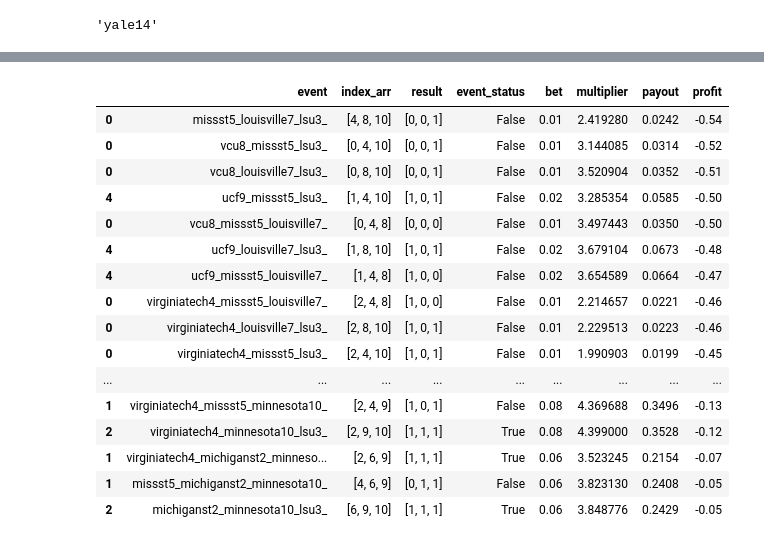
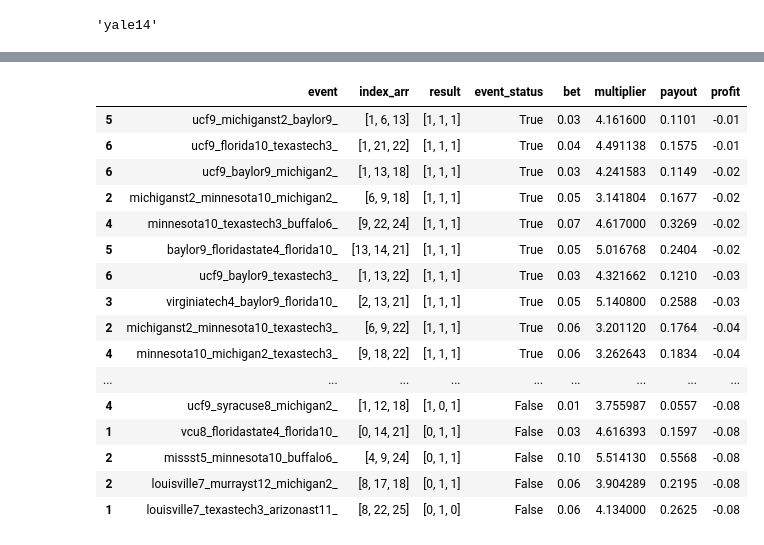
Before and after one commit to Rperry2174/SportsBook, a Jupyter notebook: tournament.ipynb, the cells around one changed output, grey strips where cells are left out. Cells and saved outputs as stored; diff of their text form; code cells hidden in the pictures.

Commit message:
Add west region

```diff
--- a/tournament.ipynb
+++ b/tournament.ipynb
@@ -21,8 +63,6 @@ lsu3 = MoneyLine(event="lsu3", bet_amount=100, odds=-335)
 yale14 = MoneyLine(event="yale14", bet_amount=100, odds=275)
 
 
-# maryland6 = MoneyLine(event="maryland6", bet_amount=100, odds=220)
-# belmont11 = MoneyLine(event="belmont11", bet_amount=100, odds=220)
 
 east_region_binaries = [
     [vcu8, ucf9],
@@ -42,6 +82,11 @@ east_region_results = [
     [1, 0],
 ]
 
+
+binaries = east_region_binaries + west_region_binaries
+results = east_region_results + west_region_results
+
+
 def create_dicts(in_binaries, in_results):
     ml_lookup = {}
     ml_win_lookup = {}
@@ -58,7 +103,7 @@ def create_dicts(in_binaries, in_results):
 
     return ml_lookup, ml_win_lookup
 
-ml_lookup, ml_outcome_lookup = create_dicts(east_region_binaries, east_region_results)
+ml_lookup, ml_outcome_lookup = create_dicts(binaries, results)
 # %%
 ml_lookup
 # %% [output]
@@ -82,7 +148,7 @@ ml_outcome_lookup
 def findsubsets(s, n):
     return list(itertools.combinations(s, n))
 
-TOURNEY_SIZE = len(east_region_binaries)
+TOURNEY_SIZE = len(binaries)
 SELECT_NUM = 3
 s = set()
 n = SELECT_NUM
@@ -123,13 +186,13 @@ for i in range(len(all_subsets)):
     parlay_binaries = []
     for i in range(len(current_subset)):
         index = current_subset[i]
-        parlay_binaries.append(east_region_binaries[index])
+        parlay_binaries.append(binaries[index])
 
     ps = ParlaySystem(binaries=parlay_binaries,
                     target_profit=0.50,
                     bounds=(0.01, 30),
                     binary_index_arr=list(current_subset),
-                    binary_results_arr=east_region_results,
+                    binary_results_arr=results,
                     index_to_ml=ml_lookup,
                     index_to_outcome=ml_outcome_lookup
                     )
@@ -169,7 +232,7 @@ ml_lookup[11]
 'yale14'
 # %%
 negative_df = df.loc[df.profit < 0]
-negative_df = negative_df.sort_values(by=['profit'])
+negative_df = negative_df.sort_values(by=['event_status', 'profit'], ascending=[False, False])
 negative_df.describe()
 # %% [output]
 |  | bet | multiplier | payout | profit |
@@ -199,23 +247,23 @@ ml_lookup
 # %%
-negative_df
+negative_df.head(200)
 # %% [output]
 |  | event | index_arr | result | event_status | bet | multiplier | payout | profit |
-| 0 | missst5_louisville7_lsu3_ | [4, 8, 10] | [0, 0, 1] | False | 0.01 | 2.419280 | 0.0242 | -0.54 |
-| 0 | vcu8_missst5_lsu3_ | [0, 4, 10] | [0, 0, 1] | False | 0.01 | 3.144085 | 0.0314 | -0.52 |
-| 0 | vcu8_louisville7_lsu3_ | [0, 8, 10] | [0, 0, 1] | False | 0.01 | 3.520904 | 0.0352 | -0.51 |
-| 4 | ucf9_missst5_lsu3_ | [1, 4, 10] | [1, 0, 1] | False | 0.02 | 3.285354 | 0.0585 | -0.50 |
-| 0 | vcu8_missst5_louisville7_ | [0, 4, 8] | [0, 0, 0] | False | 0.01 | 3.497443 | 0.0350 | -0.50 |
-| 4 | ucf9_louisville7_lsu3_ | [1, 8, 10] | [1, 0, 1] | False | 0.02 | 3.679104 | 0.0673 | -0.48 |
-| 4 | ucf9_missst5_louisville7_ | [1, 4, 8] | [1, 0, 0] | False | 0.02 | 3.654589 | 0.0664 | -0.47 |
-| 0 | virginiatech4_missst5_louisville7_ | [2, 4, 8] | [1, 0, 0] | False | 0.01 | 2.214657 | 0.0221 | -0.46 |
-| 0 | virginiatech4_louisville7_lsu3_ | [2, 8, 10] | [1, 0, 1] | False | 0.01 | 2.229513 | 0.0223 | -0.46 |
-| 0 | virginiatech4_missst5_lsu3_ | [2, 4, 10] | [1, 0, 1] | False | 0.01 | 1.990903 | 0.0199 | -0.45 |
+| 5 | ucf9_michiganst2_baylor9_ | [1, 6, 13] | [1, 1, 1] | True | 0.03 | 4.161600 | 0.1101 | -0.01 |
+| 6 | ucf9_florida10_texastech3_ | [1, 21, 22] | [1, 1, 1] | True | 0.04 | 4.491138 | 0.1575 | -0.01 |
+| 6 | ucf9_baylor9_michigan2_ | [1, 13, 18] | [1, 1, 1] | True | 0.03 | 4.241583 | 0.1149 | -0.02 |
+| 2 | michiganst2_minnesota10_michigan2_ | [6, 9, 18] | [1, 1, 1] | True | 0.05 | 3.141804 | 0.1677 | -0.02 |
+| 4 | minnesota10_texastech3_buffalo6_ | [9, 22, 24] | [1, 1, 1] | True | 0.07 | 4.617000 | 0.3269 | -0.02 |
+| 5 | baylor9_floridastate4_florida10_ | [13, 14, 21] | [1, 1, 1] | True | 0.05 | 5.016768 | 0.2404 | -0.02 |
+| 6 | ucf9_baylor9_texastech3_ | [1, 13, 22] | [1, 1, 1] | True | 0.03 | 4.321662 | 0.1210 | -0.03 |
+| 3 | virginiatech4_baylor9_florida10_ | [2, 13, 21] | [1, 1, 1] | True | 0.05 | 5.140800 | 0.2588 | -0.03 |
+| 2 | michiganst2_minnesota10_texastech3_ | [6, 9, 22] | [1, 1, 1] | True | 0.06 | 3.201120 | 0.1764 | -0.04 |
+| 4 | minnesota10_michigan2_texastech3_ | [9, 18, 22] | [1, 1, 1] | True | 0.06 | 3.262643 | 0.1834 | -0.04 |
 | ... | ... | ... | ... | ... | ... | ... | ... | ... |
-| 1 | virginiatech4_missst5_minnesota10_ | [2, 4, 9] | [1, 0, 1] | False | 0.08 | 4.369688 | 0.3496 | -0.13 |
-| 2 | virginiatech4_minnesota10_lsu3_ | [2, 9, 10] | [1, 1, 1] | True | 0.08 | 4.399000 | 0.3528 | -0.12 |
-| 1 | virginiatech4_michiganst2_minneso... | [2, 6, 9] | [1, 1, 1] | True | 0.06 | 3.523245 | 0.2154 | -0.07 |
-| 1 | missst5_michiganst2_minnesota10_ | [4, 6, 9] | [0, 1, 1] | False | 0.06 | 3.823130 | 0.2408 | -0.05 |
-| 2 | michiganst2_minnesota10_lsu3_ | [6, 9, 10] | [1, 1, 1] | True | 0.06 | 3.848776 | 0.2429 | -0.05 |
+| 4 | ucf9_syracuse8_michigan2_ | [1, 12, 18] | [1, 0, 1] | False | 0.01 | 3.755987 | 0.0557 | -0.08 |
+| 1 | vcu8_floridastate4_florida10_ | [0, 14, 21] | [0, 1, 1] | False | 0.03 | 4.616393 | 0.1597 | -0.08 |
+| 2 | missst5_minnesota10_buffalo6_ | [4, 9, 24] | [0, 1, 1] | False | 0.10 | 5.514130 | 0.5568 | -0.08 |
+| 2 | louisville7_murrayst12_michigan2_ | [8, 17, 18] | [0, 1, 1] | False | 0.06 | 3.904289 | 0.2195 | -0.08 |
+| 1 | louisville7_texastech3_arizonast11_ | [8, 22, 25] | [0, 1, 0] | False | 0.06 | 4.134000 | 0.2625 | -0.08 |
 # %%
 def color_negative_red(val):
     """
```
Also changed, not shown: parts of 22 cells of this notebook, 1 other file.
